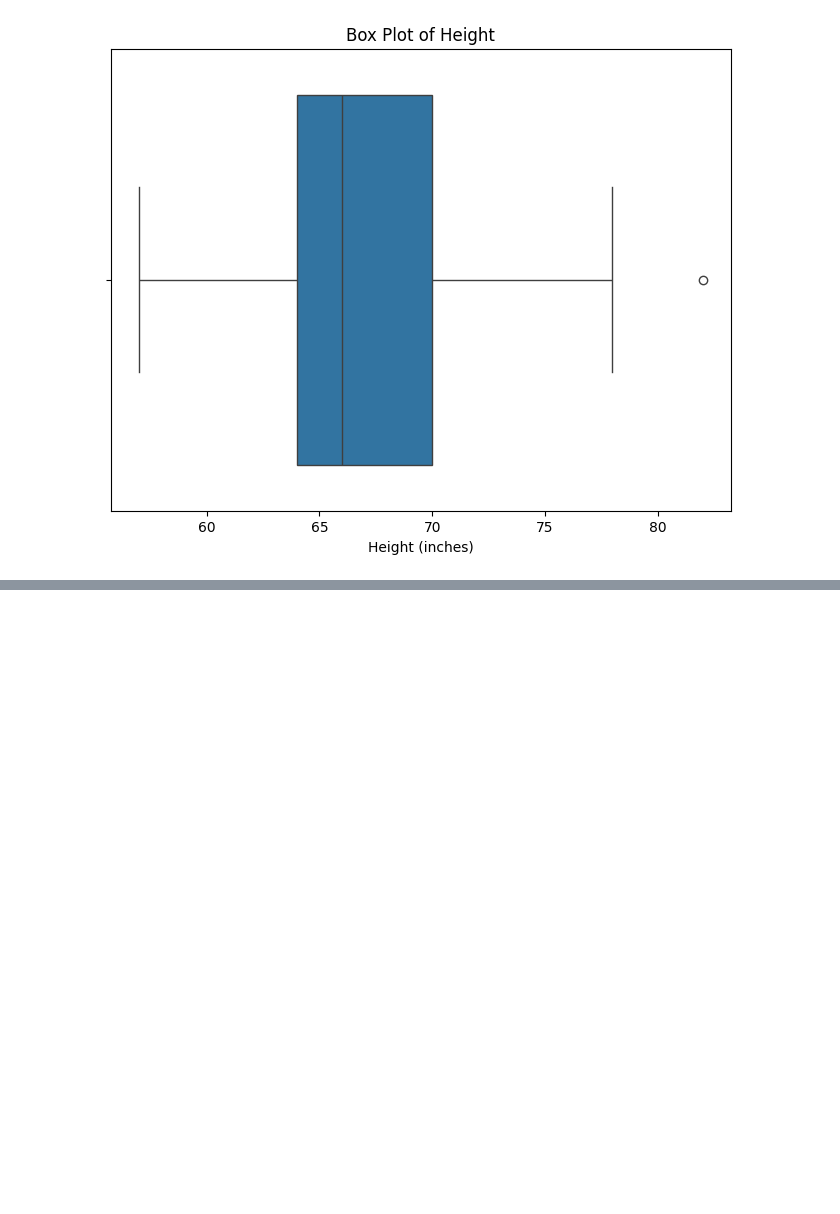
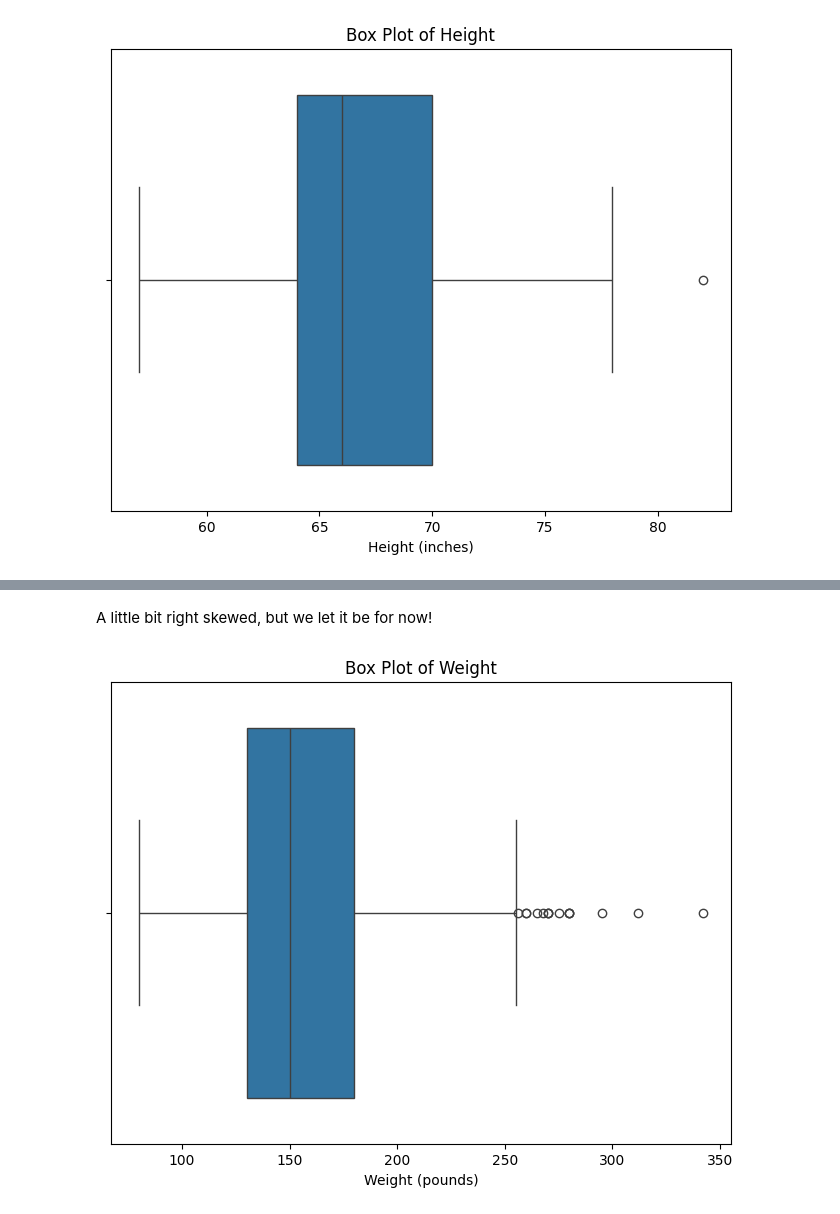
Before and after one commit to Darknight47/Data-Science-Project-01, a Jupyter notebook: linear_regression_with_interactioneffects.ipynb, the cells around one changed output, grey strips where cells are left out. Cells and saved outputs as stored; diff of their text form; code cells hidden in the pictures; blank space fills up the shorter version.

```diff
--- a/linear_regression_with_interactioneffects.ipynb
+++ b/linear_regression_with_interactioneffects.ipynb
@@ -198,0 +222,10 @@ plt.show()
+# %% [markdown]
+A little bit right skewed, but we let it be for now!
+# %%
+plt.figure(figsize=(8,6))
+sns.boxplot(x=dataset['weight'])
+plt.title('Box Plot of Weight')
+plt.xlabel('Weight (pounds)')
+plt.show()
+# %% [output]
+[figure, added]
```
Also changed, not shown: parts of 4 cells of this notebook.
